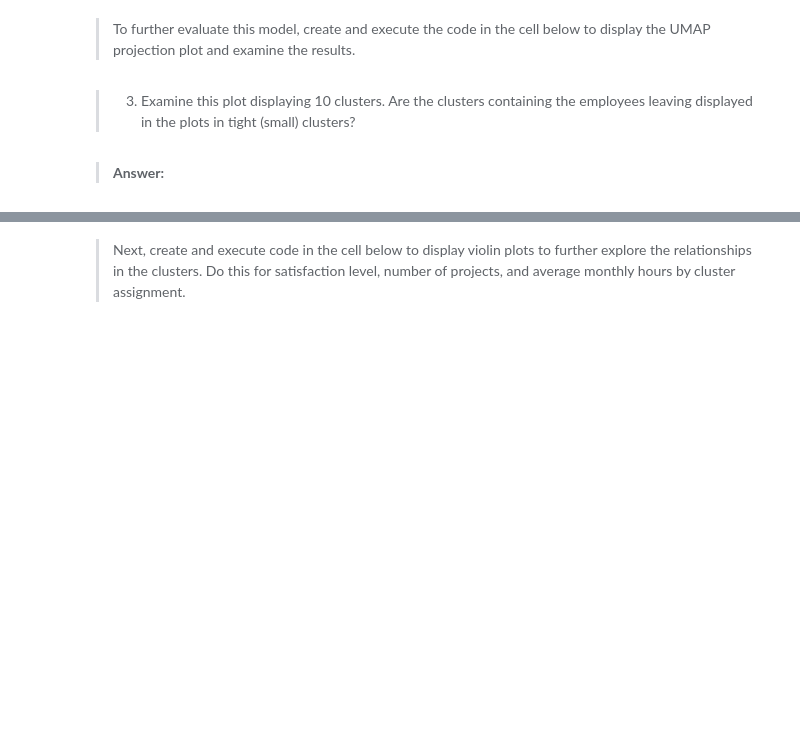
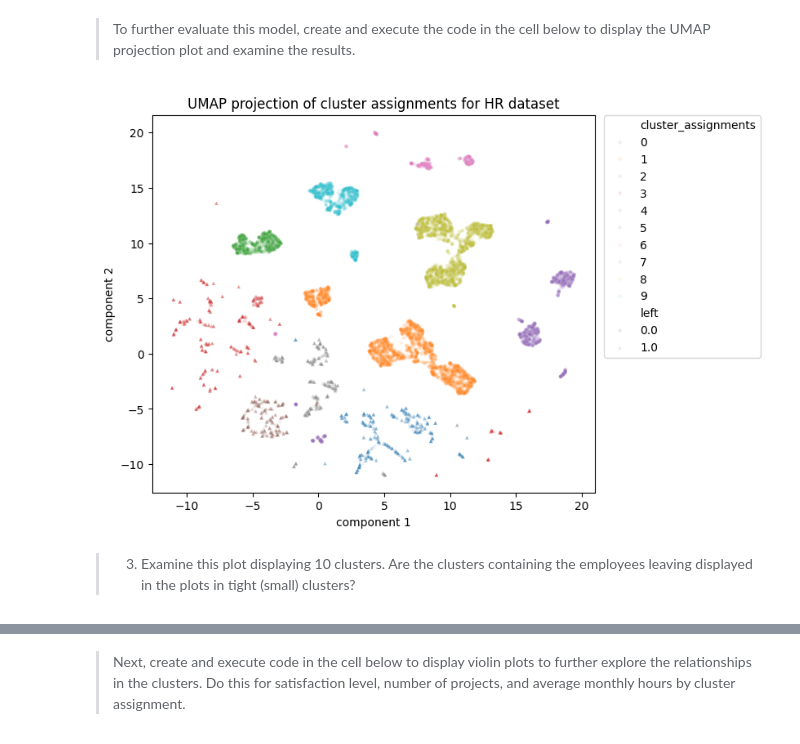
Before and after one commit to StephenElston/CSCI-E-108, a Jupyter notebook: notebooks/07_ClusterModels.ipynb, the cells around one changed output, grey strips where cells are left out. Saved outputs shown, nothing was run; the diff lists cells and outputs as text; code cells hidden in the pictures; blank space fills up the shorter version.

```diff
--- a/notebooks/07_ClusterModels.ipynb
+++ b/notebooks/07_ClusterModels.ipynb
@@ -683,0 +937,12 @@ evaluate_CLARA(HR_data)
+# %%
+nr.seed(4477)
+
+# 1: Ensure no cluster_assignments column is present
+if 'cluster_assignments' in HR_data.columns:
+    HR_data.drop(columns='cluster_assignments', inplace=True)
+
+# 2: Compute cluster assignments using CLARA
+# 3: Assign labels to the cluster_assignments column
+# 4: Compute and display the frequency table of cluster assignments by the left variable
+%time HR_data['cluster_assignments'] = CLARA(n_clusters=5, metric='manhattan', random_state=4477).fit_predict(HR_data)
+HR_data.loc[:, ['cluster_assignments', 'left']].value_counts().sort_index(axis=0, level=0)
@@ -800,0 +1115,12 @@ nr.seed(7788)
+# %%
+nr.seed(7788)
+
+# 1: Ensure there is no 'cluster_assignments' column in the data frame
+if 'cluster_assignments' in HR_data.columns:
+    HR_data.drop(columns='cluster_assignments', inplace=True)
+
+# 2: Fit the SpectralClustering model with specified parameters
+%time HR_data['cluster_assignments'] = SpectralClustering(assign_labels='discretize', n_clusters=10, affinity='nearest_neighbors', n_neighbors=50, random_state=0 ).fit_predict(HR_data)
+
+# 3: Print the frequency table of the cluster assignments
+HR_data['cluster_assignments'].value_counts().sort_index()
@@ -813,4 +1155,7 @@ nr.seed(7788)
+# %%
+# Plot the cluster assignments
+plot_cluster_assignments(HR_embedding_df, HR_data['cluster_assignments'])
+# %% [output]
+[figure, added]
 # %% [markdown]
 > 3. Examine this plot displaying 10 clusters. Are the clusters containing the employees leaving displayed in the plots in tight (small) clusters?
-# %% [markdown]
-> **Answer:**
```
Also changed, not shown: parts of 83 cells of this notebook.
